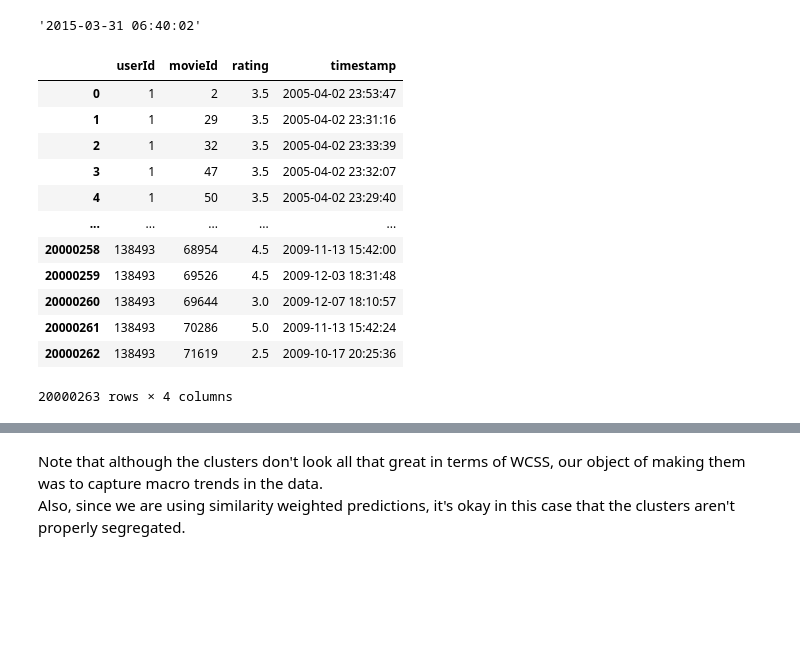
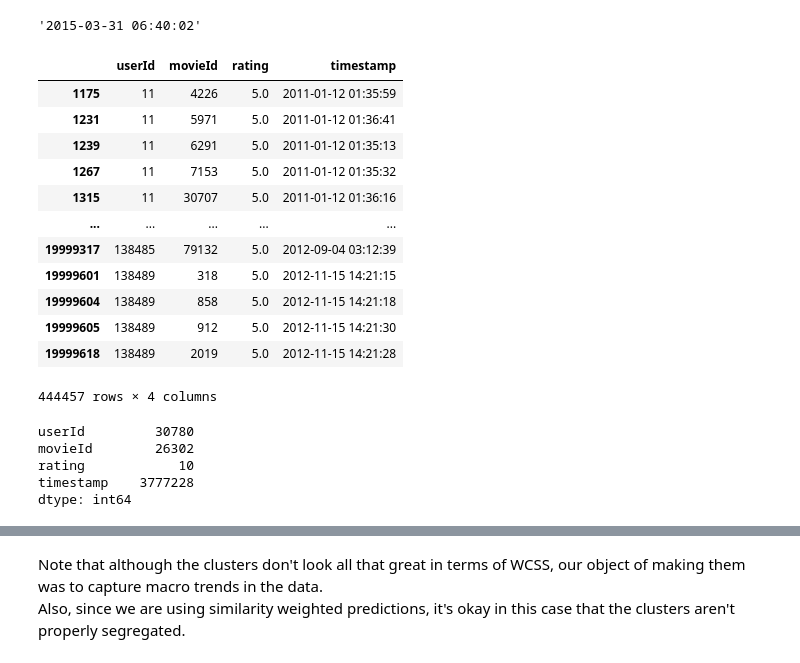
Before and after one commit to UtkarshBindal1996/MovieRecommendationSystem, a Jupyter notebook: recommendation_engine.ipynb, the cells around one changed output, grey strips where cells are left out. Saved outputs shown, nothing was run; the diff lists cells and outputs as text; code cells hidden in the pictures; blank space fills up the shorter version.

```diff
--- a/recommendation_engine.ipynb
+++ b/recommendation_engine.ipynb
@@ -148,19 +148,19 @@ rating_df['timestamp'].max()
 # %%
 rating_df['timestamp'] = pd.to_datetime(rating_df['timestamp'])
 # %%
-rating_df
+rating_df[rating_df['rating'] == 5]
 # %% [output]
 |  | userId | movieId | rating | timestamp |
-| 0 | 1 | 2 | 3.5 | 2005-04-02 23:53:47 |
-| 1 | 1 | 29 | 3.5 | 2005-04-02 23:31:16 |
-| 2 | 1 | 32 | 3.5 | 2005-04-02 23:33:39 |
-| 3 | 1 | 47 | 3.5 | 2005-04-02 23:32:07 |
-| 4 | 1 | 50 | 3.5 | 2005-04-02 23:29:40 |
+| 1175 | 11 | 4226 | 5.0 | 2011-01-12 01:35:59 |
+| 1231 | 11 | 5971 | 5.0 | 2011-01-12 01:36:41 |
+| 1239 | 11 | 6291 | 5.0 | 2011-01-12 01:35:13 |
+| 1267 | 11 | 7153 | 5.0 | 2011-01-12 01:35:32 |
+| 1315 | 11 | 30707 | 5.0 | 2011-01-12 01:36:16 |
 | ... | ... | ... | ... | ... |
-| 20000258 | 138493 | 68954 | 4.5 | 2009-11-13 15:42:00 |
-| 20000259 | 138493 | 69526 | 4.5 | 2009-12-03 18:31:48 |
-| 20000260 | 138493 | 69644 | 3.0 | 2009-12-07 18:10:57 |
-| 20000261 | 138493 | 70286 | 5.0 | 2009-11-13 15:42:24 |
-| 20000262 | 138493 | 71619 | 2.5 | 2009-10-17 20:25:36 |
+| 19999317 | 138485 | 79132 | 5.0 | 2012-09-04 03:12:39 |
+| 19999601 | 138489 | 318 | 5.0 | 2012-11-15 14:21:15 |
+| 19999604 | 138489 | 858 | 5.0 | 2012-11-15 14:21:18 |
+| 19999605 | 138489 | 912 | 5.0 | 2012-11-15 14:21:30 |
+| 19999618 | 138489 | 2019 | 5.0 | 2012-11-15 14:21:28 |
-20000263 rows × 4 columns
+444457 rows × 4 columns
 # %%
@@ -167,4 +168,12 @@ rating_df
 rating_df = rating_df[rating_df['timestamp'].dt.year >= 2010]
+# %%
+print(rating_df.nunique())
+# %% [output]
+userId         30780
+movieId        26302
+rating            10
+timestamp    3777228
+dtype: int64
 # %%
 # Converting the rating_df into a dictionary reporesentation
 user_rating_dictionary = {}
```
Also changed, not shown: parts of 9 cells of this notebook, 2 other files.
